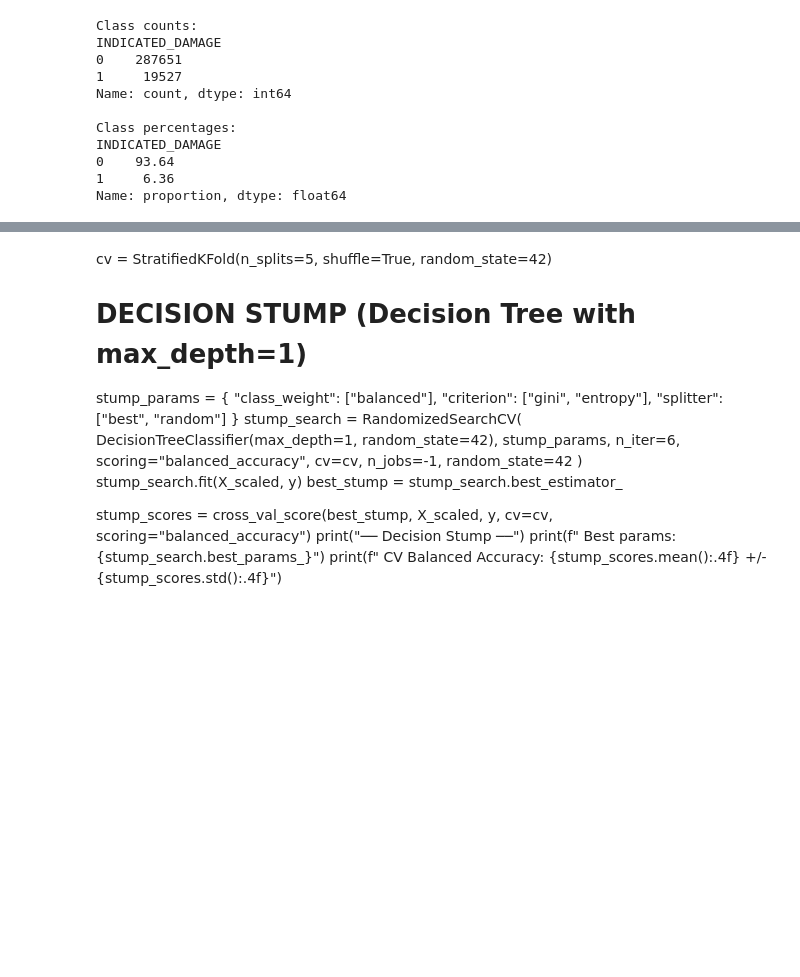
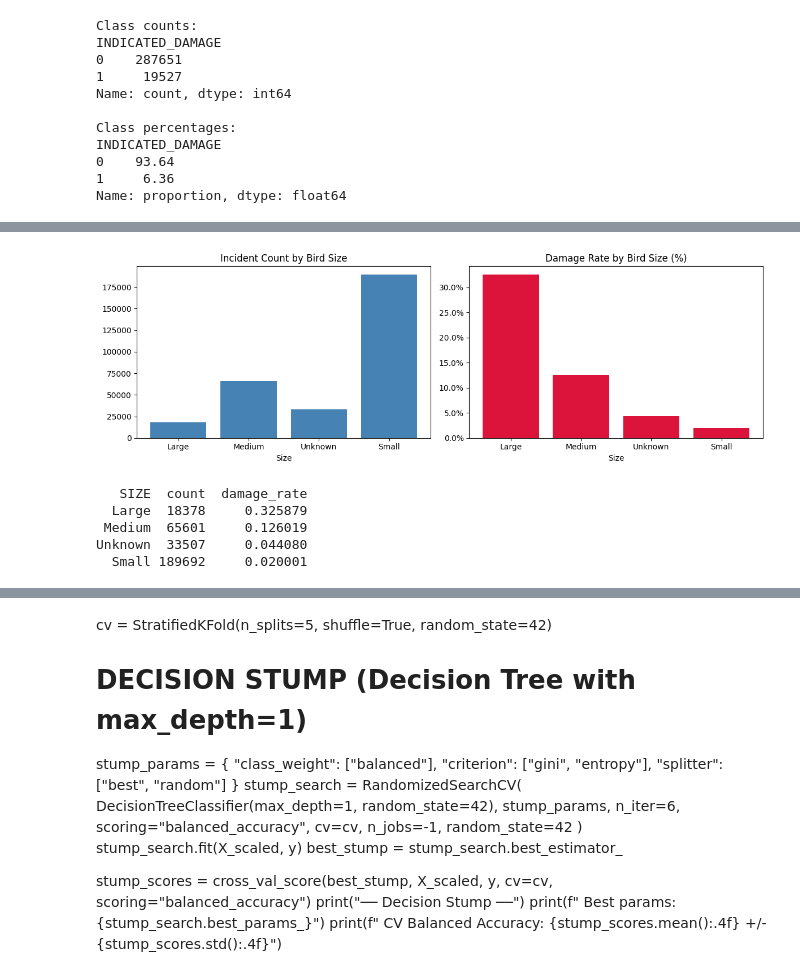
Before and after one commit to TonyHuynhTT/CS363M_ML_Project, a Jupyter notebook: wildlife_strike.ipynb, the cells around one changed output, grey strips where cells are left out. Drawn from its saved outputs; the diff is of its cells as text; code cells hidden in the pictures; blank space fills up the shorter version.

```diff
--- a/wildlife_strike.ipynb
+++ b/wildlife_strike.ipynb
@@ -81,4 +131,5 @@ train_medians = {}
 for col in num_cols:
     if col in df.columns:
         train_medians[col] = df[col].median()
-        df[col].fillna(train_medians[col], inplace=True)
+        df[col] = df[col].fillna(train_medians[col])
+        test_df[col] = test_df[col].fillna(train_medians[col])
@@ -184,0 +268,27 @@ Name: proportion, dtype: float64
+# %%
+# Bird size distribution and damage rate
+size_stats = df.groupby("SIZE").agg(
+    count=(TARGET, "count"),
+    damage_rate=(TARGET, "mean")
+).reset_index().dropna(subset=["SIZE"]).sort_values("damage_rate", ascending=False)
+
+fig, axes = plt.subplots(1, 2, figsize=(12, 4))
+axes[0].bar(size_stats["SIZE"], size_stats["count"], color="steelblue")
+axes[0].set_title("Incident Count by Bird Size")
+axes[0].set_xlabel("Size")
+
+axes[1].bar(size_stats["SIZE"], size_stats["damage_rate"] * 100, color="crimson")
+axes[1].set_title("Damage Rate by Bird Size (%)")
+axes[1].set_xlabel("Size")
+axes[1].yaxis.set_major_formatter(mticker.FormatStrFormatter("%.1f%%"))
+
+plt.tight_layout()
+plt.show()
+print(size_stats.to_string(index=False))
+# %% [output]
+[figure, added]
+   SIZE  count  damage_rate
+  Large  18378     0.325879
+ Medium  65601     0.126019
+Unknown  33507     0.044080
+  Small 189692     0.020001
```
Also changed, not shown: parts of 37 cells of this notebook.
